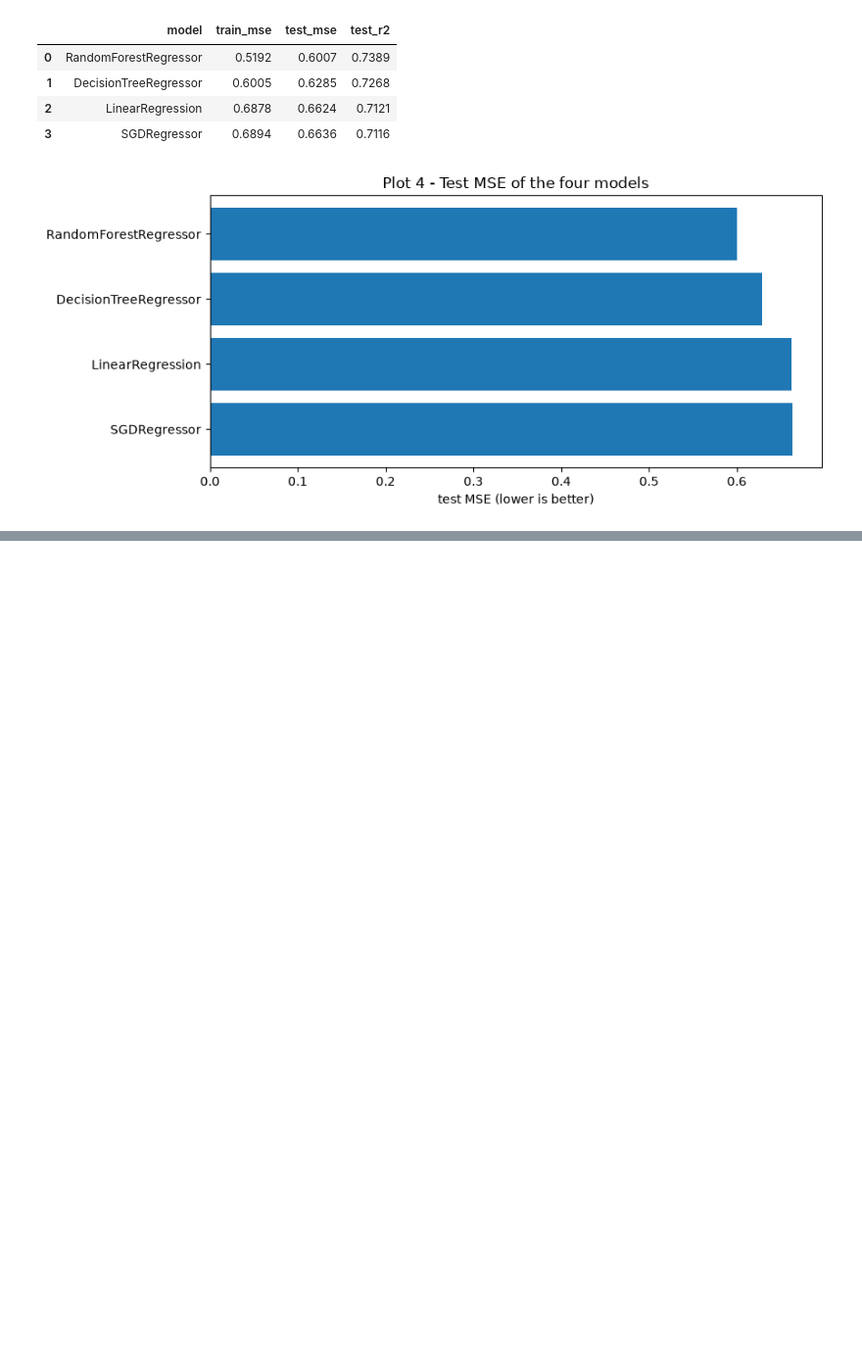
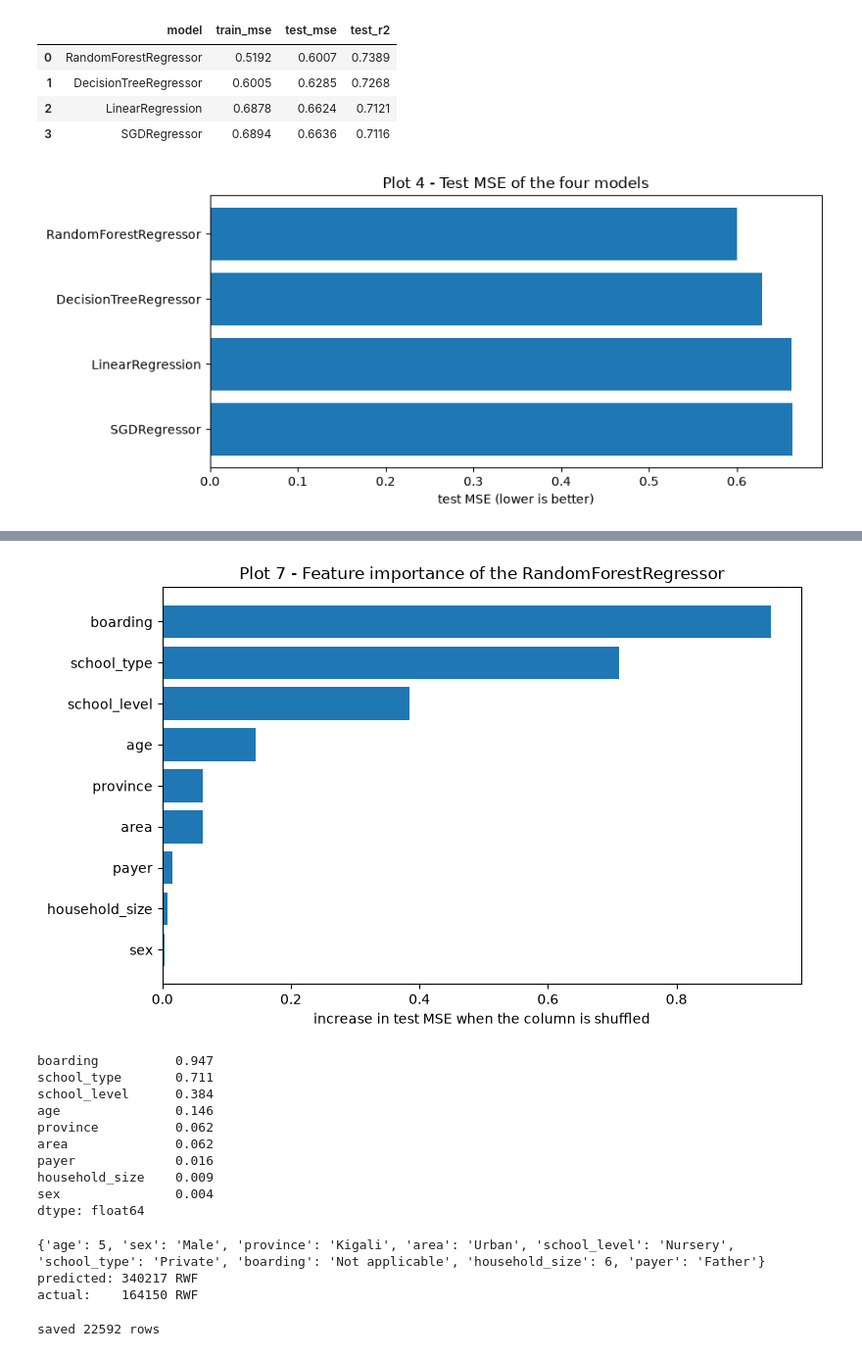
Before and after one commit to BonaneNIYIGENA/linear_regression_model, a Jupyter notebook: summative/linear_regression/multivariate.ipynb, the cells around one changed output, grey strips where cells are left out. Shown at 98% size. Saved outputs shown, nothing was run; the diff lists cells and outputs as text; code cells hidden in the pictures; blank space fills up the shorter version.

```diff
--- a/summative/linear_regression/multivariate.ipynb
+++ b/summative/linear_regression/multivariate.ipynb
@@ -405,3 +407,17 @@ plt.tight_layout()
 plt.show()
 # %% [output]
 [figure]
+# %%
+os.makedirs(SAVE_DIR, exist_ok=True)
+
+# every model is saved together with its preprocessing
+for name, model in models.items():
+    pipeline = Pipeline([("preprocess", preprocessor), ("model", model)])
+    joblib.dump(pipeline, f"{SAVE_DIR}/{name}.pkl", compress=3)
+    reloaded_mse = mean_squared_error(y_test, joblib.load(f"{SAVE_DIR}/{name}.pkl").predict(x_test))
+    print(name, "reloaded test MSE:", round(reloaded_mse, 4))
+
+# the best one is also copied to the API folder
+best_pipeline = Pipeline([("preprocess", preprocessor), ("model", models[BEST_NAME])])
+joblib.dump(best_pipeline, BEST_PATH, compress=3)
+print("best model saved:", BEST_NAME, "->", BEST_PATH, round(os.path.getsize(BEST_PATH) / 1_000_000, 1), "MB")
@@ -407,0 +474,50 @@ plt.show()
+# %%
+# shuffle one input column at a time in the test set and see how much the MSE gets worse
+importance = permutation_importance(best_pipeline, x_test, y_test, scoring="neg_mean_squared_error",
+                                    n_repeats=5, random_state=RANDOM_STATE)
+importance = pd.Series(importance.importances_mean, index=FEATURES).sort_values()
+
+plt.figure(figsize=(8, 5))
+plt.barh(importance.index, importance.values)
+plt.xlabel("increase in test MSE when the column is shuffled")
+plt.title("Plot 7 - Feature importance of the " + BEST_NAME)
+plt.tight_layout()
+plt.show()
+importance.sort_values(ascending=False).round(3)
+# %% [output]
+[figure, added]
+boarding          0.947
+school_type       0.711
+school_level      0.384
+age               0.146
+province          0.062
+area              0.062
+payer             0.016
+household_size    0.009
+sex               0.004
+dtype: float64
+# %%
+def predict_one_row(row, model_path=BEST_PATH):
+    # row: a dictionary with the 9 inputs or a one-row DataFrame; returns the spending in RWF
+    model = joblib.load(model_path)
+    if isinstance(row, dict):
+        row = pd.DataFrame([row])
+    log_prediction = model.predict(row[FEATURES])[0]
+    return float(np.expm1(log_prediction))
+
+
+one_row = x_test.iloc[[0]]
+print(one_row.iloc[0].to_dict())
+print("predicted:", round(predict_one_row(one_row)), "RWF")
+print("actual:   ", round(np.expm1(y_test.iloc[0])), "RWF")
+# %% [output]
+{'age': 5, 'sex': 'Male', 'province': 'Kigali', 'area': 'Urban', 'school_level': 'Nursery', 'school_type': 'Private', 'boarding': 'Not applicable', 'household_size': 6, 'payer': 'Father'}
+predicted: 340217 RWF
+actual:    164150 RWF
+# %%
+# all the rows that were used for modelling, with the spending in RWF, for retraining later
+os.makedirs(os.path.dirname(TRAIN_PATH), exist_ok=True)
+model_data[FEATURES + ["expenditure"]].to_csv(TRAIN_PATH, index=False)
+print("saved", len(model_data), "rows")
+# %% [output]
+saved 22592 rows
```
Also changed, not shown: parts of 11 cells of this notebook, 2 other files.
